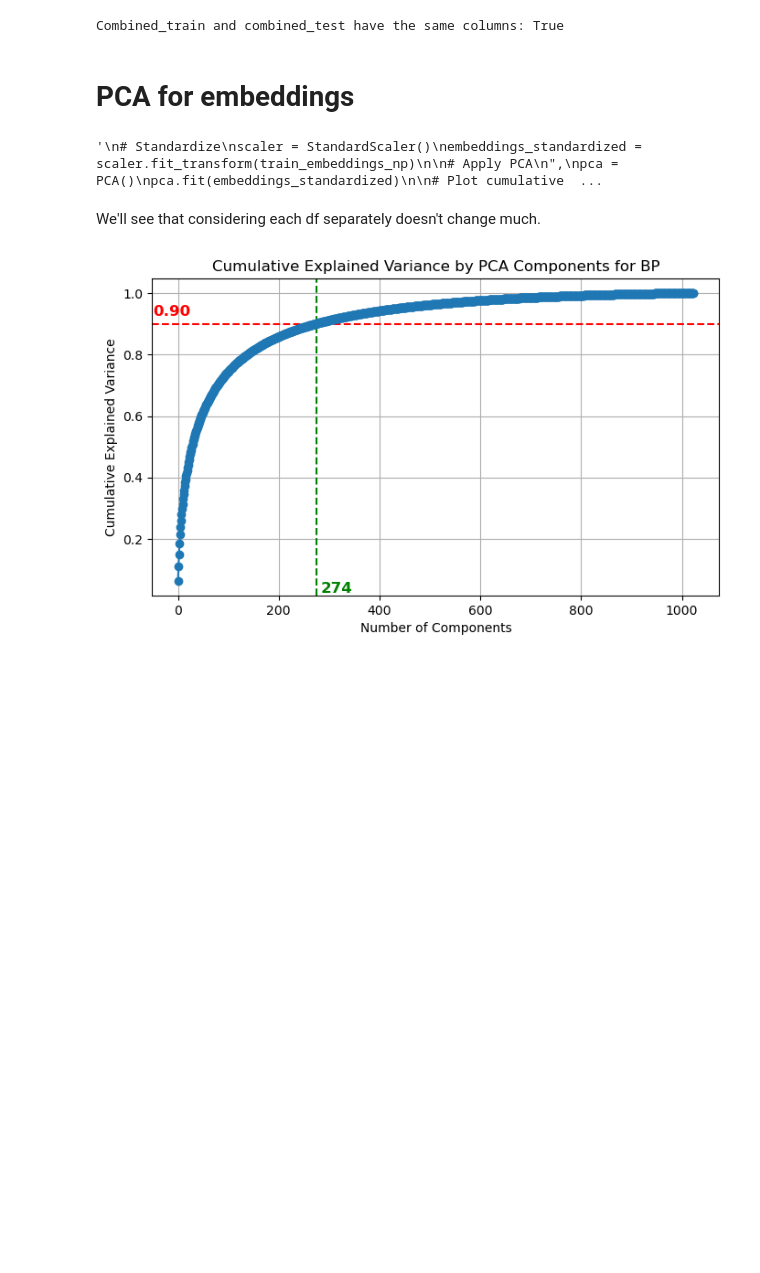
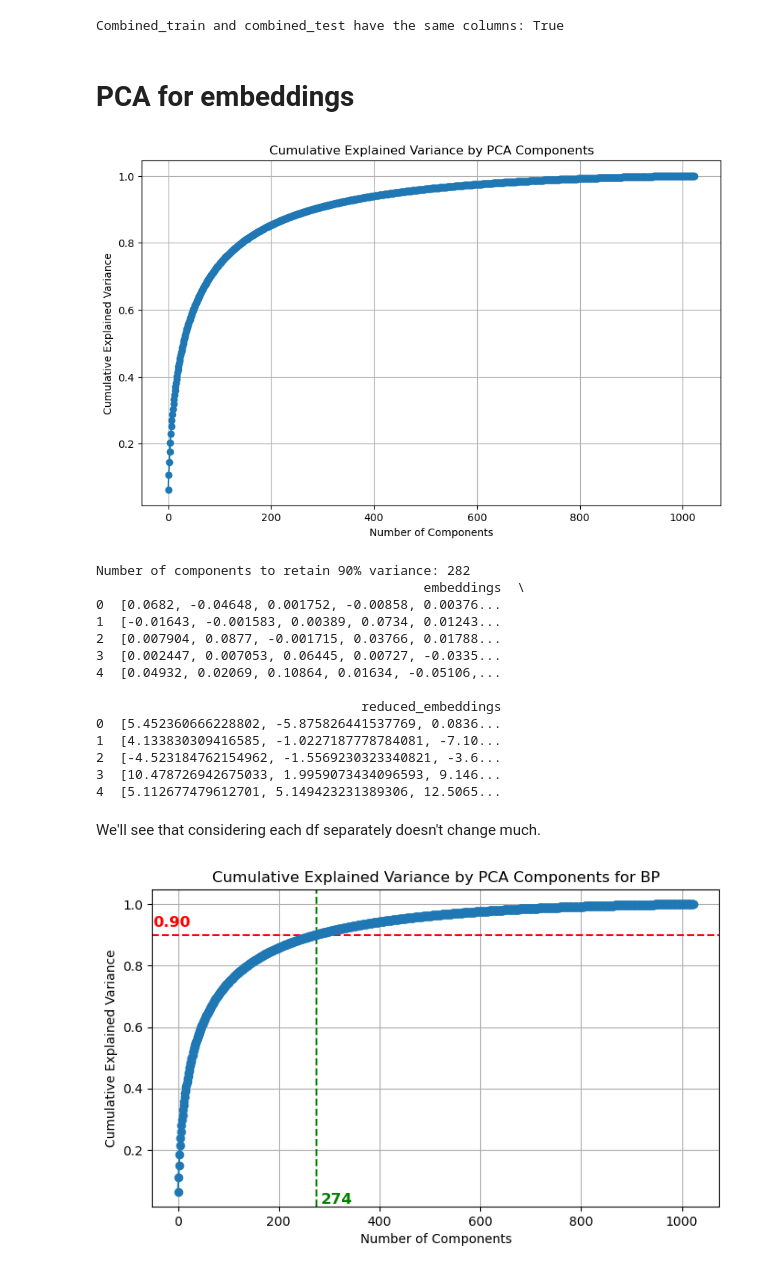
Before and after one commit to mattiazza/protein_function_prediction, a Jupyter notebook: bd_project/datasets_creation.ipynb, the cells around one changed output. Saved outputs shown, nothing was run; the diff lists cells and outputs as text; code cells hidden in the pictures; blank space fills up the shorter version.

```diff
--- a/bd_project/datasets_creation.ipynb
+++ b/bd_project/datasets_creation.ipynb
@@ -360,11 +355,8 @@ Cellular Component (84638):
 | 3 | A0A023GUT0 | (GO:0005575, GO:0110165, GO:00055... |
 | 4 | A0A023IM54 | (GO:0005575, GO:0005737, GO:00421... |
 # %%
-## TRY NOT COMBINE EMBEDDINGS
-# combined_train = pd.merge(train_embeddings, train_fasta, on='ID')
-# combined_train = pd.merge(combined_train, train_protein2ipr_grouped, on='ID', how='left')
-
-combined_train = pd.merge(train_fasta, train_protein2ipr_grouped, on='ID', how='left')
+combined_train = pd.merge(train_embeddings, train_fasta, on='ID')
+combined_train = pd.merge(combined_train, train_protein2ipr_grouped, on='ID', how='left')
 
 missing_rows = combined_train[combined_train['ipr'].isna()].shape[0]
 print(f"Number of rows missing from train_protein2ipr_grouped: {missing_rows}")
@@ -714,39 +609,53 @@ Combined_train and combined_test have the same columns: True
 # %% [markdown]
 # PCA for embeddings
 # %%
-'''
+# Extract embeddings and convert to NumPy array,
+embeddings = np.array(combined_train['embeddings'].tolist())
 # Standardize
 scaler = StandardScaler()
-embeddings_standardized = scaler.fit_transform(train_embeddings_np)
+embeddings_standardized = scaler.fit_transform(embeddings)
 
 # Apply PCA\n",
 pca = PCA()
 pca.fit(embeddings_standardized)
 
 # Plot cumulative explained variance
 explained_variance = pca.explained_variance_ratio_
 plt.figure(figsize=(10, 6))
 plt.plot(np.cumsum(explained_variance), marker='o')
 plt.title('Cumulative Explained Variance by PCA Components')
 plt.xlabel('Number of Components')
 plt.ylabel('Cumulative Explained Variance')
 plt.grid(True)
 plt.show()
 
 # Choose the number of components to retain (in our case 90% of variance)
 n_components = np.argmax(np.cumsum(explained_variance) >= 0.90) + 1
 print(f"Number of components to retain 90% variance: {n_components}")
 
 # Apply PCA with chosen number of components
 pca = PCA(n_components=n_components)
-reduced_embeddings_np = pca.fit_transform(embeddings_standardized)
+reduced_embeddings = pca.fit_transform(embeddings_standardized)
 
-##Integrate reduced embeddings into combined_df
-#combined_train['reduced_embeddings'] = reduced_embeddings.tolist()
-#print(combined_train[['embeddings', 'reduced_embeddings']].head())
-'''
+#Integrate reduced embeddings into combined_df
+combined_train['reduced_embeddings'] = reduced_embeddings.tolist()
+print(combined_train[['embeddings', 'reduced_embeddings']].head())
 # %% [output]
+[figure, added]
-'\n# Standardize\nscaler = StandardScaler()\nembeddings_standardized = scaler.fit_transform(train_embeddings_np)\n\n# Apply PCA\n",\npca = PCA()\npca.fit(embeddings_standardized)\n\n# Plot cumulative  ...
+Number of components to retain 90% variance: 282
+                                          embeddings  \
+0  [0.0682, -0.04648, 0.001752, -0.00858, 0.00376...
+1  [-0.01643, -0.001583, 0.00389, 0.0734, 0.01243...
+2  [0.007904, 0.0877, -0.001715, 0.03766, 0.01788...
+3  [0.002447, 0.007053, 0.06445, 0.00727, -0.0335...
+4  [0.04932, 0.02069, 0.10864, 0.01634, -0.05106,...
+
+                                  reduced_embeddings
+0  [5.452360666228802, -5.875826441537769, 0.0836...
+1  [4.133830309416585, -1.0227187778784081, -7.10...
+2  [-4.523184762154962, -1.5569230323340821, -3.6...
+3  [10.478726942675033, 1.9959073434096593, 9.146...
+4  [5.112677479612701, 5.149423231389306, 12.5065...
 # %% [markdown]
 We'll see that considering each df separately doesn't change much.
 # %%
```
Also changed, not shown: parts of 26 cells of this notebook, 2 other files.
